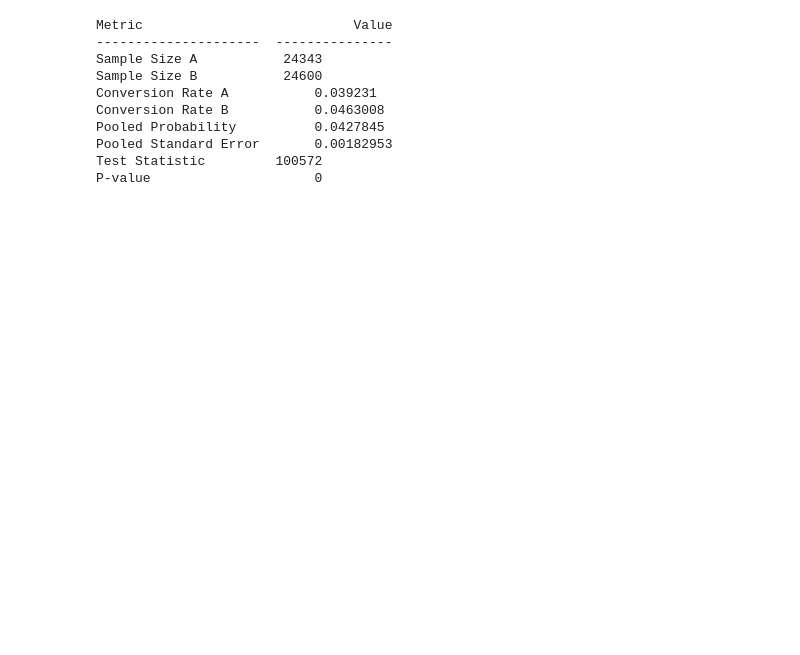
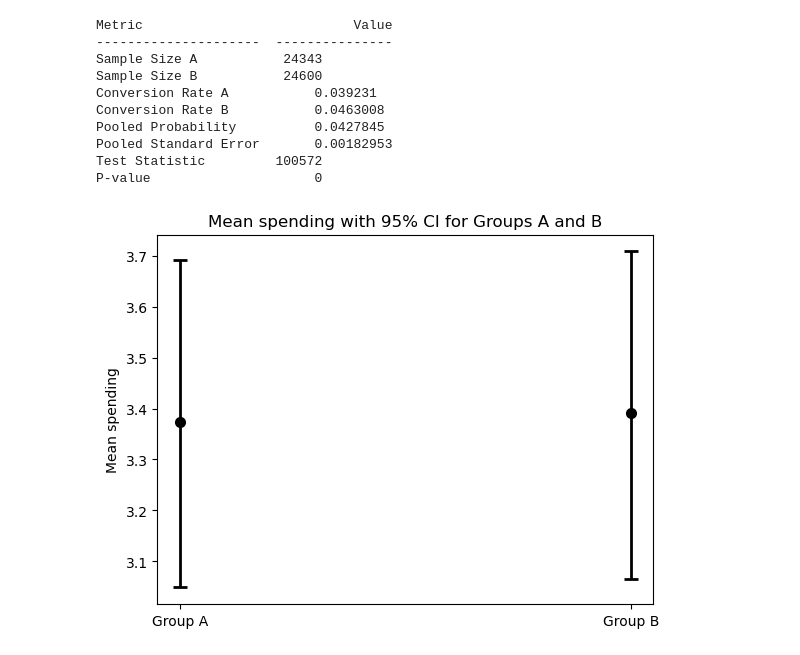
Before and after one commit to ashkanpir/A-B-Test_GlowBox, a Jupyter notebook: Glow_Box_A_B_test_AfterSanityChecks.ipynb, the cells around one changed output. Saved outputs shown, nothing was run; the diff lists cells and outputs as text; code cells hidden in the pictures; blank space fills up the shorter version.

```diff
--- a/Glow_Box_A_B_test_AfterSanityChecks.ipynb
+++ b/Glow_Box_A_B_test_AfterSanityChecks.ipynb
@@ -456,3 +459,37 @@ Pooled Probability          0.0427845
 Pooled Standard Error       0.00182953
 Test Statistic         100572
 P-value                     0
+# %%
+import numpy as np
+import matplotlib.pyplot as plt
+
+# calculate sample statistics for group A
+spent_A = df[df['group'] == 'A']['spent']
+mean_A = spent_A.mean()
+std_A = spent_A.std(ddof=1)
+n_A = len(spent_A)
+
+# calculate 95% confidence interval for group A
+ci_A = t.interval(0.95, n_A-1, loc=mean_A, scale=std_A/np.sqrt(n_A))
+
+# calculate sample statistics for group B
+spent_B = df[df['group'] == 'B']['spent']
+mean_B = spent_B.mean()
+std_B = spent_B.std(ddof=1)
+n_B = len(spent_B)
+
+# calculate 95% confidence interval for group B
+ci_B = t.interval(0.95, n_B-1, loc=mean_B, scale=std_B/np.sqrt(n_B))
+
+# plot the two confidence intervals
+plt.errorbar([0, 1], [mean_A, mean_B], yerr=[(ci_A[1]-mean_A, mean_A-ci_A[0]), (ci_B[1]-mean_B, mean_B-ci_B[0])],
+             fmt='o', capsize=5, color='black', elinewidth=2, markeredgewidth=2)
+
+# add labels and title
+plt.xticks([0, 1], ['Group A', 'Group B'])
+plt.ylabel('Mean spending')
+plt.title('Mean spending with 95% CI for Groups A and B')
+
+plt.show()
+# %% [output]
+[figure, added]
```
Also changed, not shown: parts of 2 cells of this notebook.
